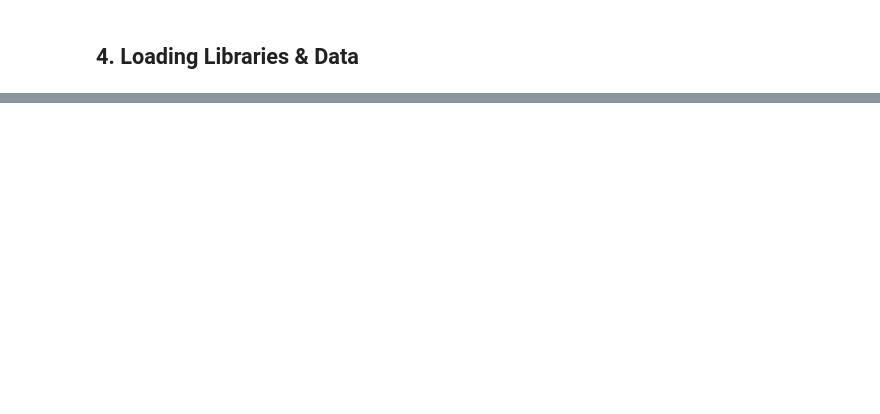
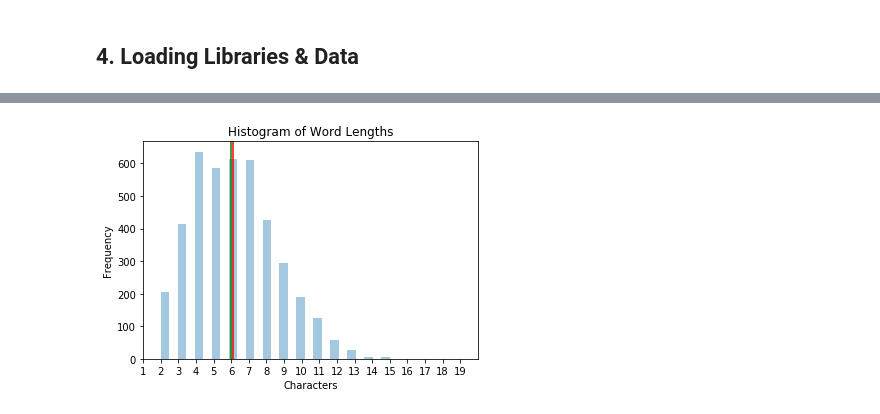
Before and after one commit to LexLau/Classifying-subreddit-cars-vs-teslamotors-with-NLP, a Jupyter notebook: Project_3_Web_APIs_&_NLP.ipynb, the cells around one changed output, grey strips where cells are left out. Saved outputs shown, nothing was run; the diff lists cells and outputs as text; code cells hidden in the pictures; blank space fills up the shorter version.

```diff
--- a/Project_3_Web_APIs_&_NLP.ipynb
+++ b/Project_3_Web_APIs_&_NLP.ipynb
@@ -291,0 +122,2 @@ query_load.head()
+# %%
+combined_sub_queries = pd.concat([sub_1_query, sub_2_query])
@@ -291,0 +242,20 @@ query_load.head()
+# %%
+# Split data up into X and y.
+X = combined_sub_queries['title']
+y = combined_sub_queries['subreddit'].map(lambda x: 1 if x == 'teslamotors' else 0)
+# %%
+# Split dataa into training and testing sets.
+X_train, X_test, y_train, y_test = train_test_split(X, y, random_state=42, stratify=y)
+
+# Instantiate CountVectorizer.
+cv = CountVectorizer()
+
+# Fit CountVectorizer to training data.
+cv.fit(X_train)
+
+# Transform training and testing data based on the fit CountVectorizer.
+X_train_cv = cv.transform(X_train)
+X_test_cv = cv.transform(X_test)
+# %%
+# Create a DataFrame with our words.
+words = pd.DataFrame(X_train_cv.todense(), columns=cv.get_feature_names())
@@ -291,0 +298,15 @@ query_load.head()
+# %%
+# Plot the lengths of the words.
+lengths_of_words = [len(each) for each in words.columns]
+fig, ax = plt.subplots()
+sns.distplot(lengths_of_words, ax=ax, kde = False)
+plt.title('Histogram of Word Lengths')
+plt.axvline(np.mean(lengths_of_words), 0,350, color = 'red')
+plt.axvline(np.median(lengths_of_words), 0,350, color = 'green')
+plt.ylabel('Frequency')
+plt.xlabel('Characters')
+ax.set_xlim(1,20)
+ax.set_xticks(range(1,20))
+plt.show();
+# %% [output]
+[figure, added]
```
Also changed, not shown: parts of 93 cells of this notebook, 2 other files.
